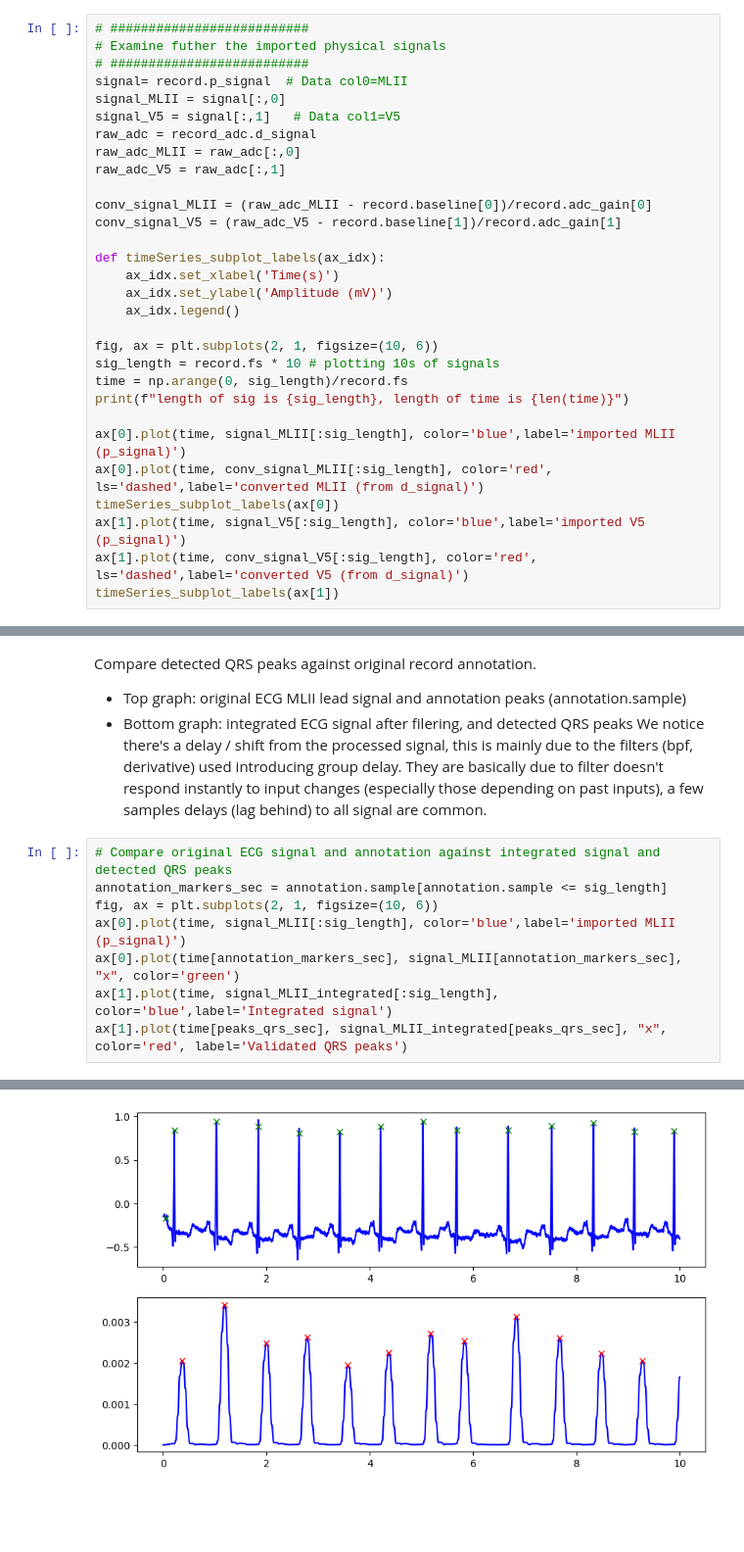
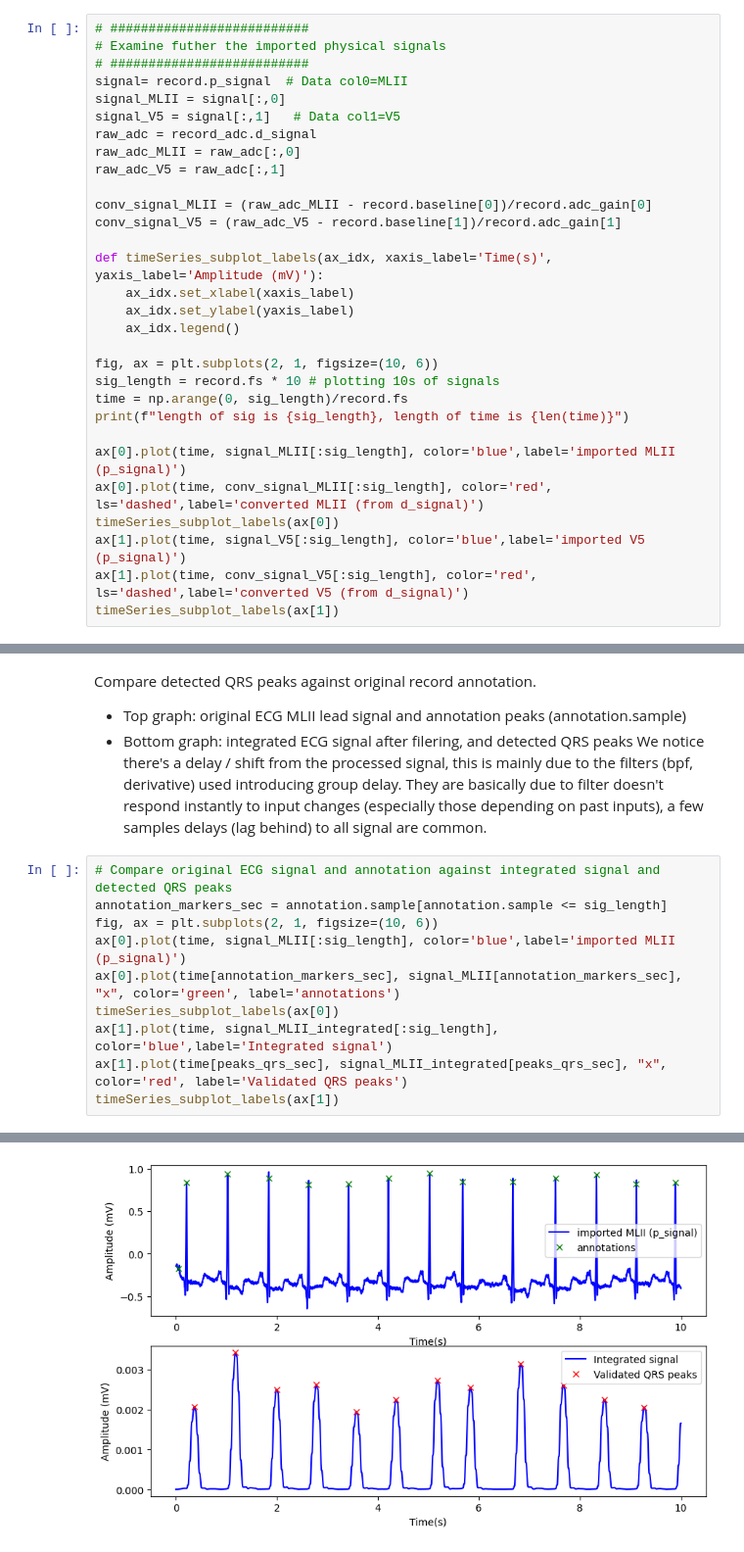
Before and after one commit to x-mengao/ecg_detection, a Jupyter notebook: notebooks/01_qrs_detection.ipynb, the cells around one changed output, grey strips where cells are left out. Shown at 98% size. Saved outputs shown, nothing was run; the diff lists cells and outputs as text; blank space fills up the shorter version.

```diff
--- a/notebooks/01_qrs_detection.ipynb
+++ b/notebooks/01_qrs_detection.ipynb
@@ -79,9 +79,9 @@ raw_adc_V5 = raw_adc[:,1]
 conv_signal_MLII = (raw_adc_MLII - record.baseline[0])/record.adc_gain[0]
 conv_signal_V5 = (raw_adc_V5 - record.baseline[1])/record.adc_gain[1]
 
-def timeSeries_subplot_labels(ax_idx):
-    ax_idx.set_xlabel('Time(s)')
-    ax_idx.set_ylabel('Amplitude (mV)')
+def timeSeries_subplot_labels(ax_idx, xaxis_label='Time(s)', yaxis_label='Amplitude (mV)'):
+    ax_idx.set_xlabel(xaxis_label)
+    ax_idx.set_ylabel(yaxis_label)
     ax_idx.legend()
 
 fig, ax = plt.subplots(2, 1, figsize=(10, 6))
@@ -207,7 +206,9 @@ We notice there's a delay / shift from the processed signal, this is mainly due
 annotation_markers_sec = annotation.sample[annotation.sample <= sig_length]
 fig, ax = plt.subplots(2, 1, figsize=(10, 6))
 ax[0].plot(time, signal_MLII[:sig_length], color='blue',label='imported MLII (p_signal)')
-ax[0].plot(time[annotation_markers_sec], signal_MLII[annotation_markers_sec], "x", color='green')
+ax[0].plot(time[annotation_markers_sec], signal_MLII[annotation_markers_sec], "x", color='green', label='annotations')
+timeSeries_subplot_labels(ax[0])
 ax[1].plot(time, signal_MLII_integrated[:sig_length], color='blue',label='Integrated signal')
 ax[1].plot(time[peaks_qrs_sec], signal_MLII_integrated[peaks_qrs_sec], "x", color='red', label='Validated QRS peaks')
+timeSeries_subplot_labels(ax[1])
 # %% [output]
@@ -215 +215 @@ ax[1].plot(time[peaks_qrs_sec], signal_MLII_integrated[peaks_qrs_sec], "x", colo
-[figure, old version]
+[figure, new version]
```
Also changed, not shown: parts of 2 cells of this notebook, 1 other file.
